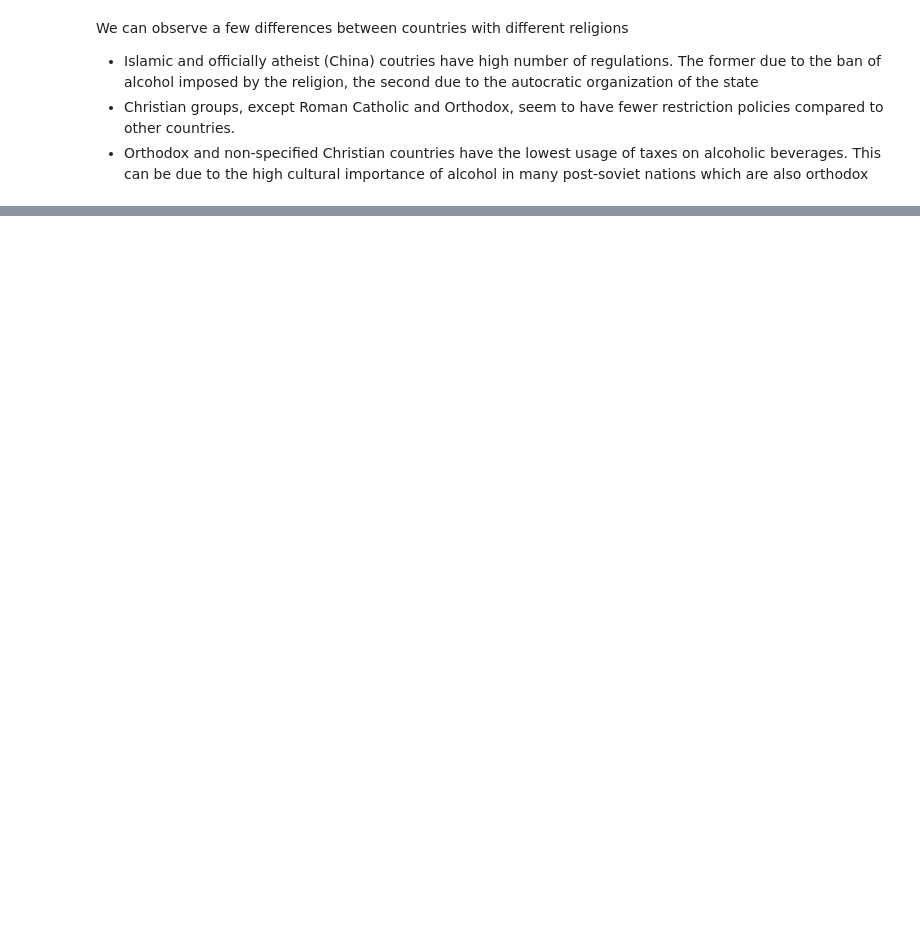
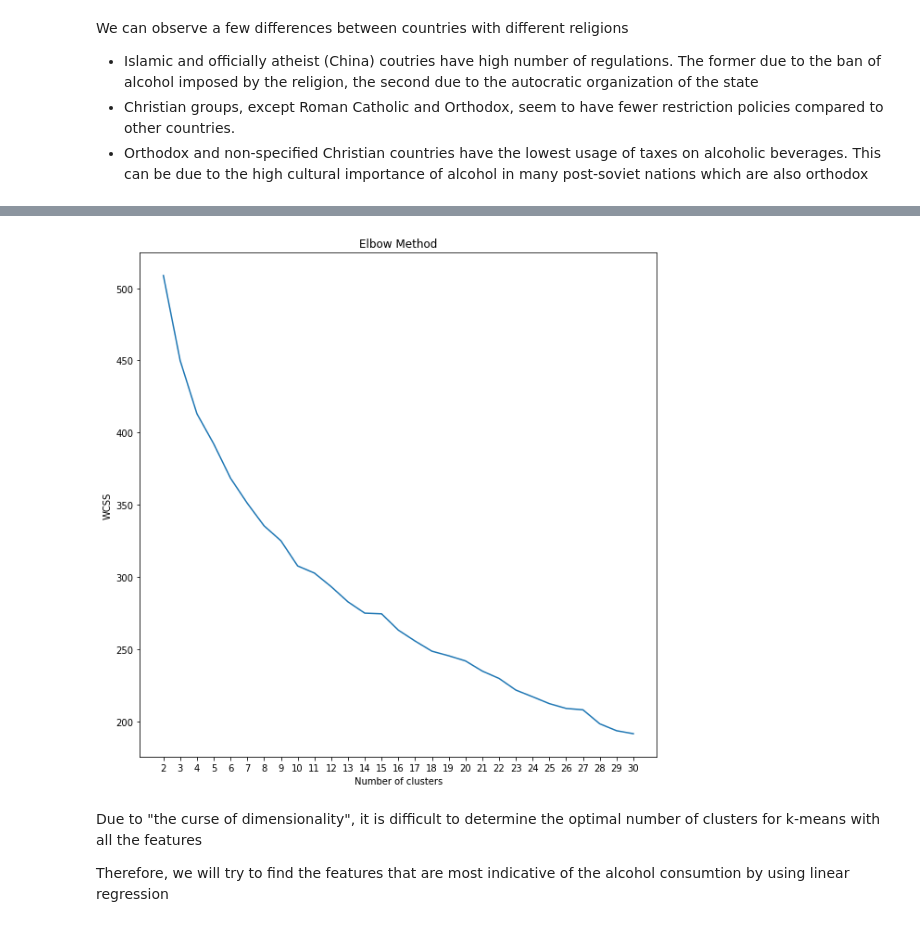
Before and after one commit to TomasTurner/Notorious_ADA_Projet_2019, a Jupyter notebook: src/Final_notebook.ipynb, the cells around one changed output, grey strips where cells are left out. Saved outputs shown, nothing was run; the diff lists cells and outputs as text; code cells hidden in the pictures; blank space fills up the shorter version.

Commit message:
Finish visualization for correlations and clustering

```diff
--- a/src/Final_notebook.ipynb
+++ b/src/Final_notebook.ipynb
@@ -696,0 +698,11 @@ Milestone 3: 20th december
+# %%
+#get the aclohol consumption values
+alc_consumption = cdata[["Country", "Alcohol_per_capita_2015-2017"]]
+alc_consumption = alc_consumption.rename({"Alcohol_per_capita_2015-2017": "Alcohol_per_capita"}, axis="columns")
+# %%
+#join dfs, remove countries with missing values for alcohol consumption
+clustering_normalized_df = clustering_normalized_df.join(alc_consumption.set_index(['Country']))
+clustering_normalized_df = clustering_normalized_df.dropna()
+# %%
+#turn alcohol per capita to numeric type
+clustering_normalized_df["Alcohol_per_capita"] = pd.to_numeric(clustering_normalized_df["Alcohol_per_capita"], errors='coerce')
@@ -696,0 +724,22 @@ Milestone 3: 20th december
+# %%
+clustering_normalized_np = clustering_normalized_df.to_numpy(copy=True)
+# %%
+#trying to determine the optimal number of clusters with k-means for all the features with the elbow method
+plt.rcParams['figure.figsize'] = [10, 10]
+wcss = []
+for i in range(2, 31):
+    kmeans = KMeans(n_clusters=i, init='k-means++', max_iter=1000, n_init=10, random_state=0)
+    kmeans.fit(clustering_normalized_np[:,:-1])
+    wcss.append(kmeans.inertia_)
+plt.plot(range(2, 31), wcss)
+plt.xticks(np.arange(2, 31, 1.0))
+plt.title('Elbow Method')
+plt.xlabel('Number of clusters')
+plt.ylabel('WCSS')
+plt.show()
+# %% [output]
+[figure, added]
+# %% [markdown]
+Due to "the curse of dimensionality", it is difficult to determine the optimal number of clusters for k-means with all the features
+
+Therefore, we will try to find the features that are most indicative of the alcohol consumtion by using linear regression
```
Also changed, not shown: parts of 35 cells of this notebook, 1 other file.
